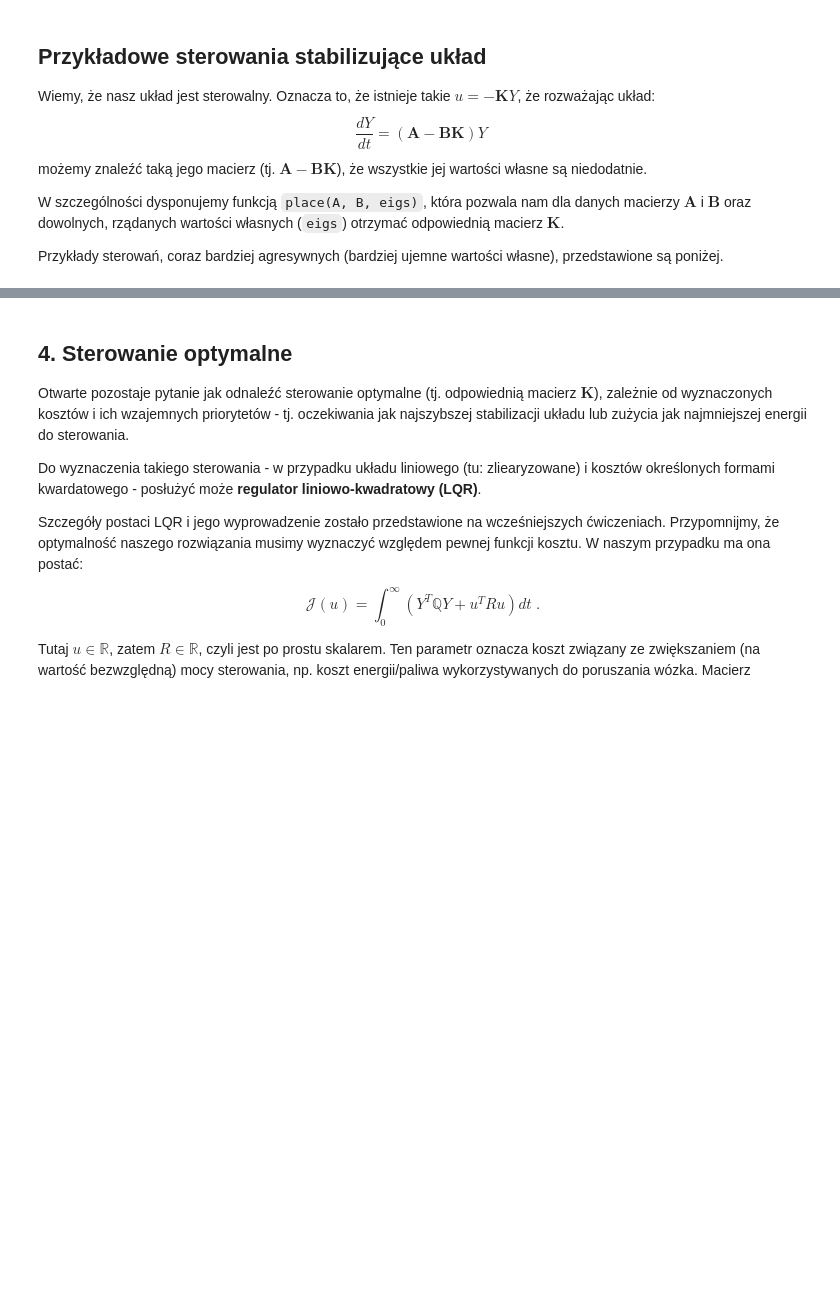
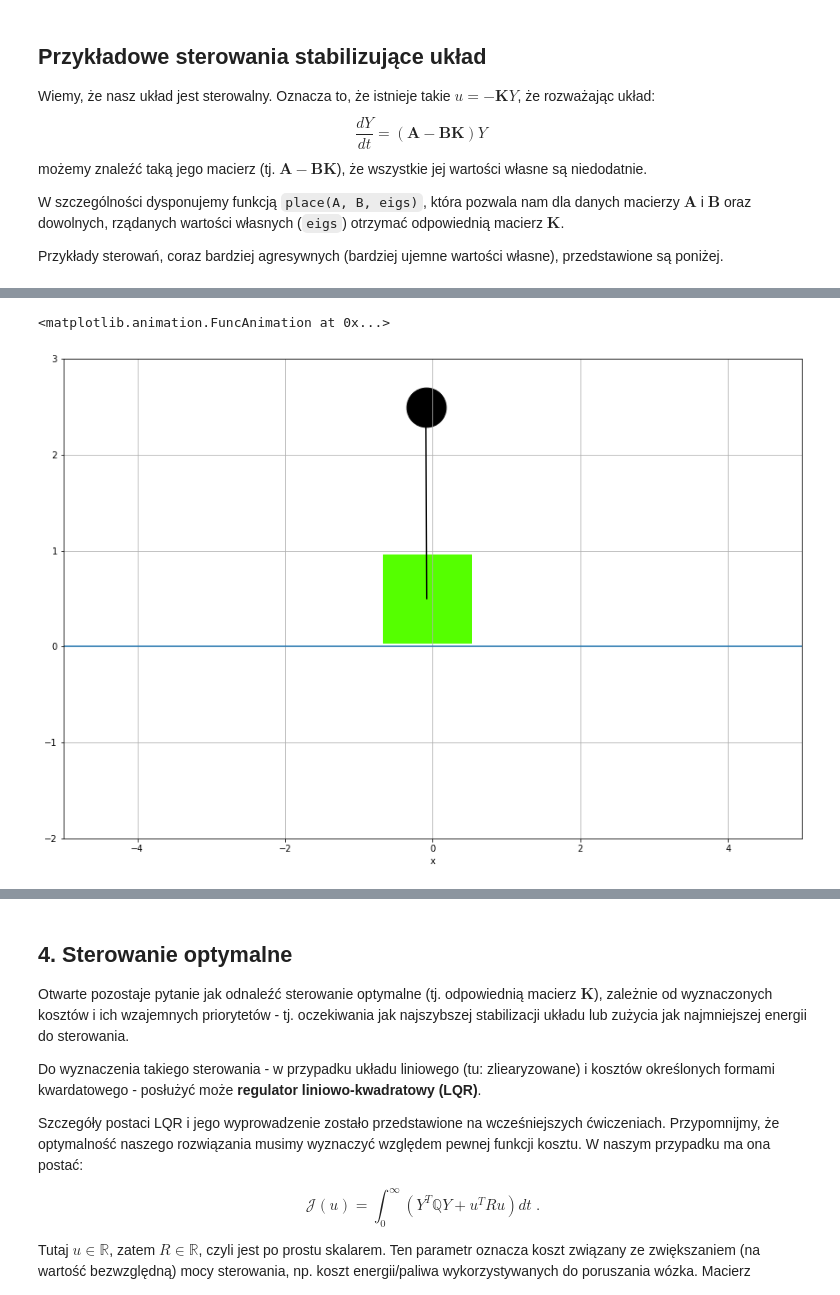
Before and after one commit to xann16/lqr-inverted-pendulum, a Jupyter notebook: lqr_inverted_pendulum.ipynb, the cells around one changed output, grey strips where cells are left out. Cells and saved outputs as stored; diff of their text form; code cells hidden in the pictures; blank space fills up the shorter version.

```diff
--- a/lqr_inverted_pendulum.ipynb
+++ b/lqr_inverted_pendulum.ipynb
@@ -260,3 +310,8 @@ phase_plots(res2.y)
+# %%
+sim_animation(res2.y, par, stride=50)
+# %% [output]
+<matplotlib.animation.FuncAnimation at 0x...>
+[figure, added]
 # %%
 eig3 = np.array([-1.0, -1.1, -1.2, -1.3])
 K3, dyn3 = get_dynamics_for_eigs(par, eig3)
```
Also changed, not shown: parts of 26 cells of this notebook, 1 other file.
